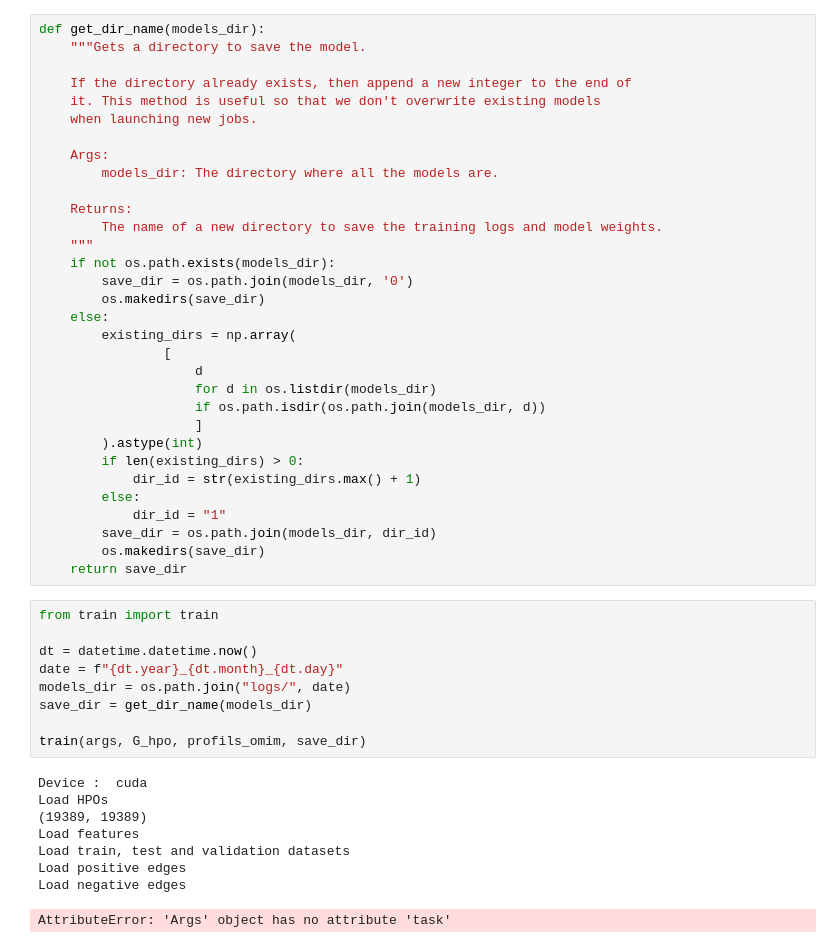
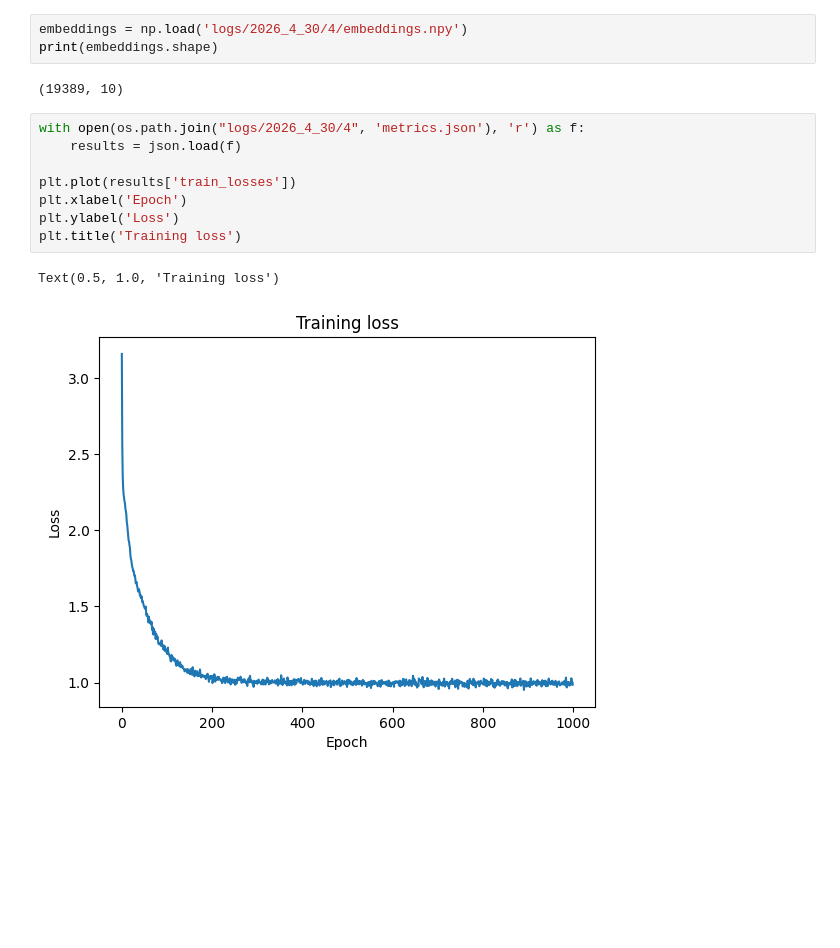
Before and after one commit to averniere/OT_simulation_maladies, a Jupyter notebook: HGCN/test.ipynb, the cells around one changed output. Saved outputs shown, nothing was run; the diff lists cells and outputs as text; blank space fills up the shorter version.

```diff
--- a/HGCN/test.ipynb
+++ b/HGCN/test.ipynb
@@ -74,50 +12,16 @@ Load negative edges
-# %%
-def get_dir_name(models_dir):
-    """Gets a directory to save the model.
-
-    If the directory already exists, then append a new integer to the end of
-    it. This method is useful so that we don't overwrite existing models
-    when launching new jobs.
-
-    Args:
-        models_dir: The directory where all the models are.
-
-    Returns:
-        The name of a new directory to save the training logs and model weights.
-    """
-    if not os.path.exists(models_dir):
-        save_dir = os.path.join(models_dir, '0')
-        os.makedirs(save_dir)
-    else:
-        existing_dirs = np.array(
-                [
-                    d
-                    for d in os.listdir(models_dir)
-                    if os.path.isdir(os.path.join(models_dir, d))
-                    ]
-        ).astype(int)
-        if len(existing_dirs) > 0:
-            dir_id = str(existing_dirs.max() + 1)
-        else:
-            dir_id = "1"
-        save_dir = os.path.join(models_dir, dir_id)
-        os.makedirs(save_dir)
-    return save_dir
-# %%
-from train import train
-
-dt = datetime.datetime.now()
-date = f"{dt.year}_{dt.month}_{dt.day}"
-models_dir = os.path.join("logs/", date)
-save_dir = get_dir_name(models_dir)
-
-train(args, G_hpo, profils_omim, save_dir)
-# %% [output]
-Device :  cuda
-Load HPOs
-(19389, 19389)
-Load features
-Load train, test and validation datasets
-Load positive edges
-Load negative edges
-AttributeError: 'Args' object has no attribute 'task'
+# %%
+embeddings = np.load('logs/2026_4_30/4/embeddings.npy')
+print(embeddings.shape)
+# %% [output]
+(19389, 10)
+# %%
+with open(os.path.join("logs/2026_4_30/4", 'metrics.json'), 'r') as f:
+    results = json.load(f)
+
+plt.plot(results['train_losses'])
+plt.xlabel('Epoch')
+plt.ylabel('Loss')
+plt.title('Training loss')
+# %% [output]
+Text(0.5, 1.0, 'Training loss')
+[figure, added]
```
Also changed, not shown: parts of 7 cells of this notebook, 5 other files.
